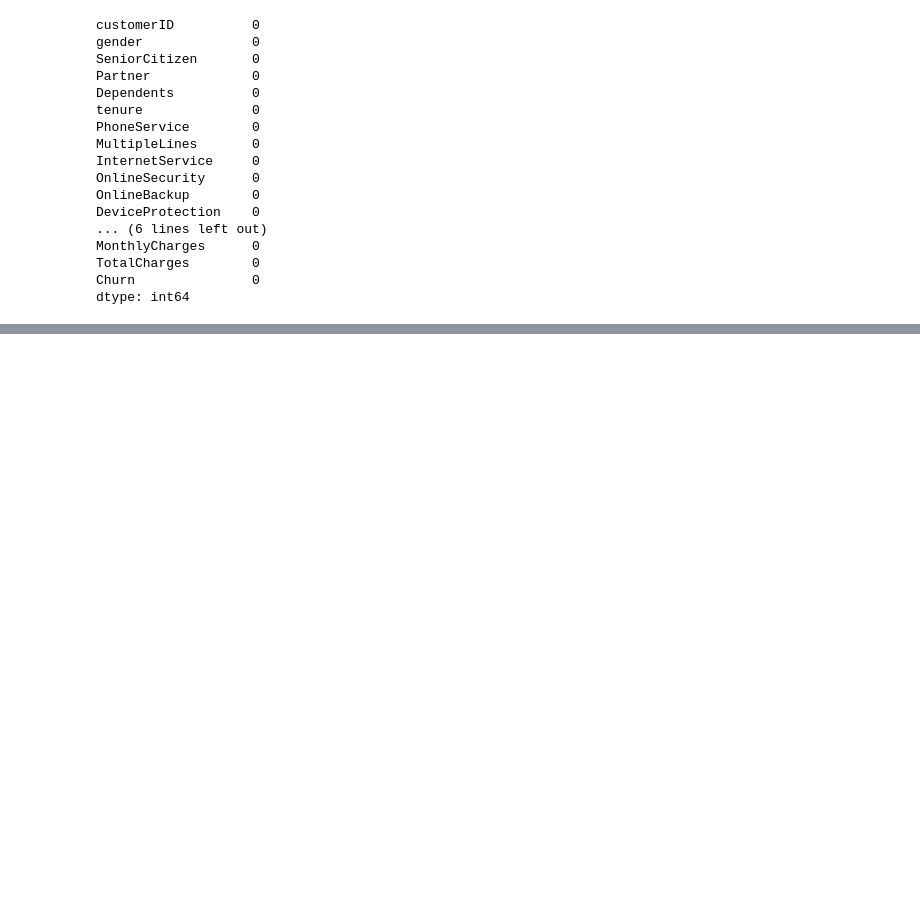
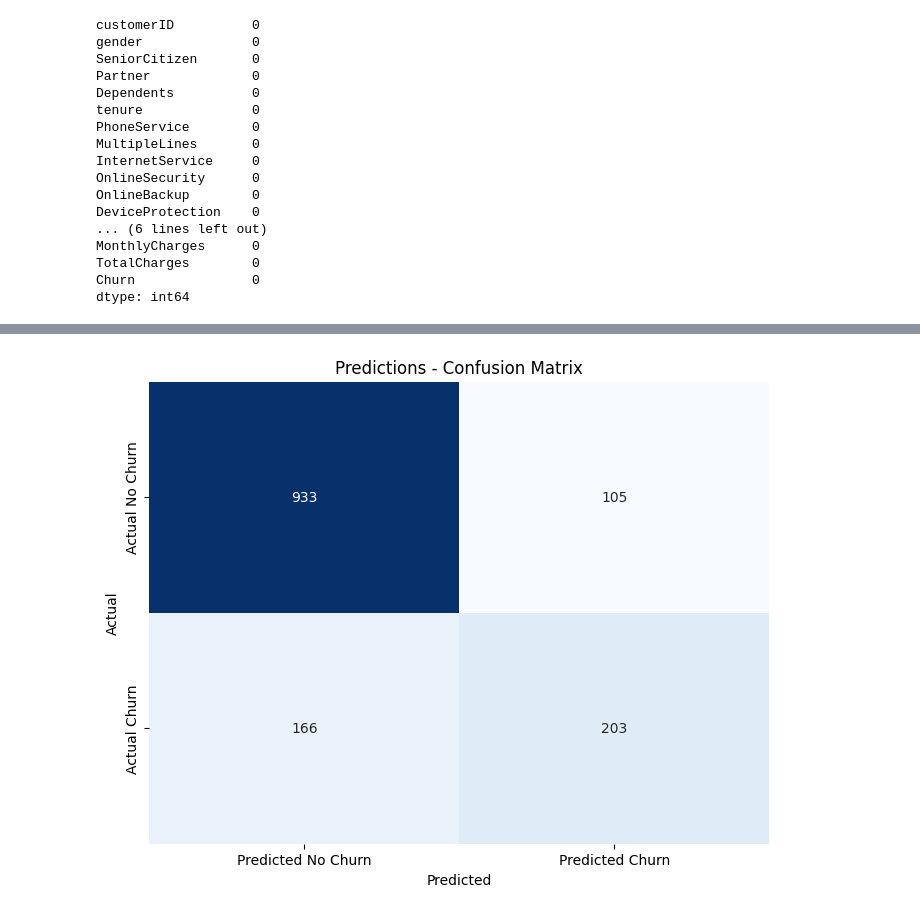
Before and after one commit to swastikbanerjee/ML_Lab, a Jupyter notebook: 2348566_Lab5.ipynb, the cells around one changed output, grey strips where cells are left out. Saved outputs shown, nothing was run; the diff lists cells and outputs as text; code cells hidden in the pictures; blank space fills up the shorter version.

```diff
--- a/2348566_Lab5.ipynb
+++ b/2348566_Lab5.ipynb
@@ -68,0 +110,5 @@ data.replace({'Gender':{'Male':0,'Female':1},'Partner':{'Yes':1,'No':0},'Depende
+# %%
+df1.drop(df1[df1.TotalCharges == ' '].index, inplace=True)
+df1.drop(df1[df1.Churn == ' '].index, inplace=True)
+# %%
+df1['TotalCharges'] = df1['TotalCharges'].astype(float)
@@ -68,0 +137,7 @@ data.replace({'Gender':{'Male':0,'Female':1},'Partner':{'Yes':1,'No':0},'Depende
+# %%
+from sklearn.model_selection import train_test_split
+X = df1.drop('Churn', axis=1)
+Y = df1['Churn']
+
+X_train, X_test, Y_train, Y_test = train_test_split(X, Y, test_size=0.2, random_state=0)
+X_train.head()
@@ -68,0 +151,4 @@ data.replace({'Gender':{'Male':0,'Female':1},'Partner':{'Yes':1,'No':0},'Depende
+# %%
+from sklearn.linear_model import LogisticRegression
+log_reg = LogisticRegression(max_iter=1000, random_state=42)
+log_reg.fit(X_train, Y_train)
@@ -68,0 +204,21 @@ data.replace({'Gender':{'Male':0,'Female':1},'Partner':{'Yes':1,'No':0},'Depende
+# %%
+import matplotlib.pyplot as plt
+import seaborn as sns
+from sklearn.metrics import confusion_matrix
+
+# Assuming you have already calculated Y_pred and Y_test
+
+# Calculate the confusion matrix
+conf_matrix = confusion_matrix(Y_test, Y_pred)
+
+# Create a heatmap to visualize the confusion matrix
+plt.figure(figsize=(8, 6))
+sns.heatmap(conf_matrix, annot=True, fmt='d', cmap='Blues', cbar=False,
+            xticklabels=['Predicted No Churn', 'Predicted Churn'],
+            yticklabels=['Actual No Churn', 'Actual Churn'])
+plt.xlabel('Predicted')
+plt.ylabel('Actual')
+plt.title('Predictions - Confusion Matrix')
+plt.show()
+# %% [output]
+[figure, added]
```
Also changed, not shown: parts of 18 cells of this notebook.
